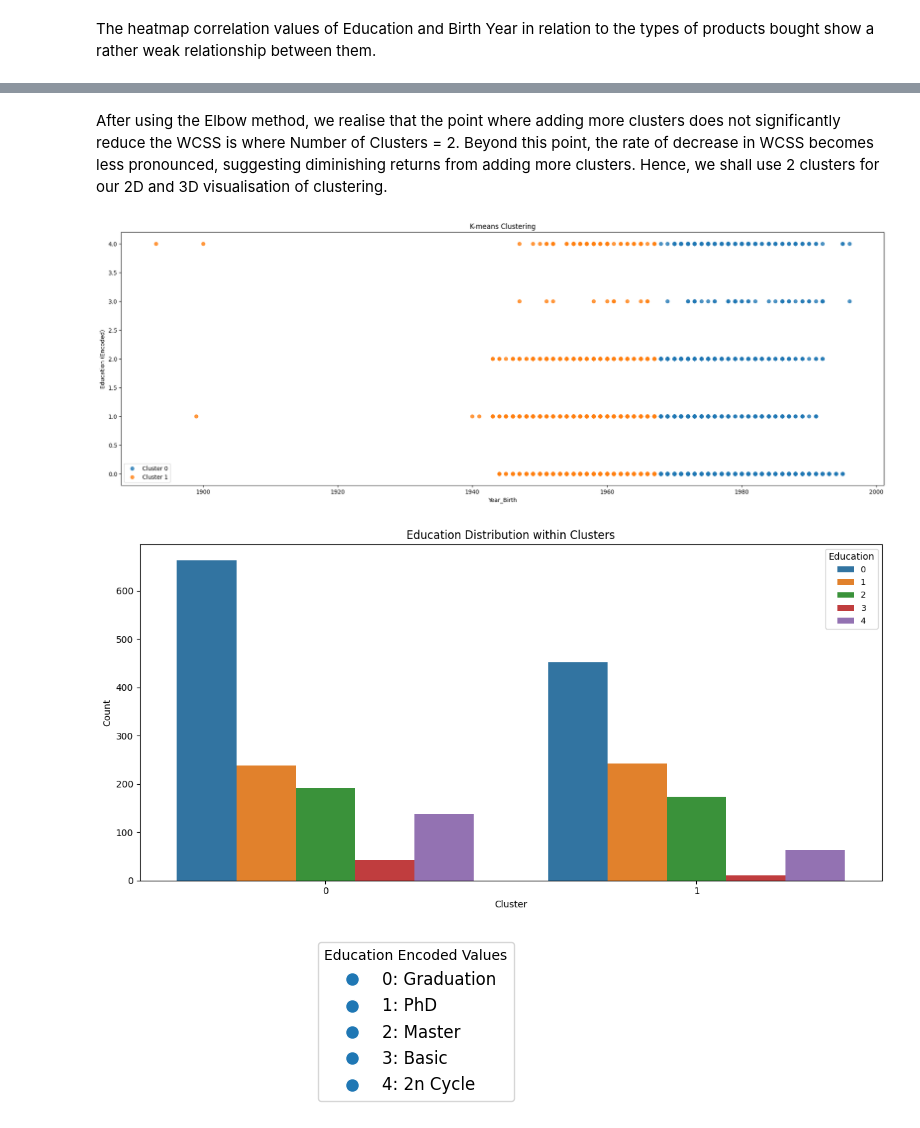
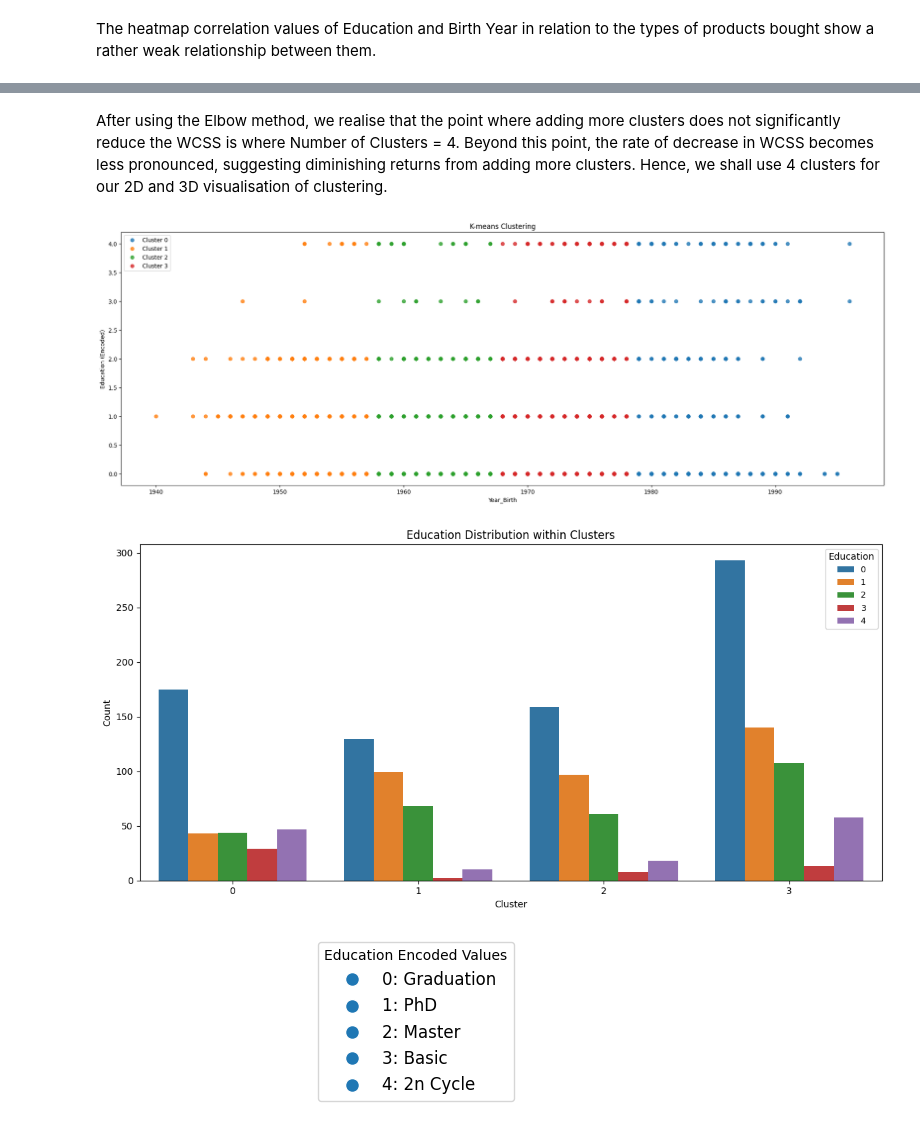
Before and after one commit to dcjh/1015_Mini_Project, a Jupyter notebook: Age_Education_EDA.ipynb, the cells around one changed output, grey strips where cells are left out. Saved outputs shown, nothing was run; the diff lists cells and outputs as text; code cells hidden in the pictures.

```diff
--- a/Age_Education_EDA.ipynb
+++ b/Age_Education_EDA.ipynb
@@ -171,0 +156,16 @@ for var in jointplot:
+# %%
+# remove outliers function
+def removeOut(dataframe):
+    altered = pd.DataFrame()
+    for var in dataframe.select_dtypes(include=['number']):
+        Q1 = dataframe[var].quantile(0.25)
+        Q3 = dataframe[var].quantile(0.75)
+        IQR = Q3 - Q1
+        altered[var] = dataframe[var][((dataframe[var] > (Q1 - 1.5 * IQR)) & (dataframe[var] < (Q3 + 1.5 * IQR)))]
+    altered = altered.dropna()
+    return altered
+# %%
+jointplot_cleaned=jointplot_numeric.copy()
+# %%
+jointplot_cleaned=removeOut(jointplot_cleaned)
+jointplot_cleaned
@@ -217,38 +227,38 @@ plt.show()
 # %% [markdown]
-After using the Elbow method, we realise that the point where adding more clusters does not significantly reduce the WCSS is where Number of Clusters = 2. Beyond this point, the rate of decrease in WCSS becomes less pronounced, suggesting diminishing returns from adding more clusters. Hence, we shall use 2 clusters for our 2D and 3D visualisation of clustering.
+After using the Elbow method, we realise that the point where adding more clusters does not significantly reduce the WCSS is where Number of Clusters = 4. Beyond this point, the rate of decrease in WCSS becomes less pronounced, suggesting diminishing returns from adding more clusters. Hence, we shall use 4 clusters for our 2D and 3D visualisation of clustering.
 # %%
 # Perform K-means clustering
-k = 2
+k = 4
 kmeans = KMeans(n_clusters=k, random_state=42)
-kmeans.fit(jointplot_numeric[['Year_Birth', 'education_encoded']])
+kmeans.fit(jointplot_cleaned[['Year_Birth', 'education_encoded']])
 
 # Assign cluster labels to the DataFrame
-jointplot_numeric['cluster'] = kmeans.labels_
+jointplot_cleaned['cluster'] = kmeans.labels_
 
 # Plot the data with cluster labels
 plt.figure(figsize=(24, 8))
 for label in range(k):
-    idx = jointplot_numeric['cluster'] == label
-    plt.scatter(jointplot_numeric.loc[idx, 'Year_Birth'], jointplot_numeric.loc[idx, 'education_encoded'], label=f'Cluster {label}', alpha=0.8)
+    idx = jointplot_cleaned['cluster'] == label
+    plt.scatter(jointplot_cleaned.loc[idx, 'Year_Birth'], jointplot_cleaned.loc[idx, 'education_encoded'], label=f'Cluster {label}', alpha=0.8)
 plt.xlabel('Year_Birth')
 plt.ylabel('Education (Encoded)')
 plt.title('K-means Clustering')
 plt.legend()
 plt.show()
 # %% [output]
-[figure, old version]
+[figure, new version]
 # %%
 # Create subplots for Education
 plt.figure(figsize=(12, 6))
-sb.countplot(data=jointplot_numeric, x="cluster", hue="education_encoded", palette="tab10")
+sb.countplot(data=jointplot_cleaned, x="cluster", hue="education_encoded", palette="tab10")
 plt.title('Education Distribution within Clusters')
 plt.xlabel('Cluster')
 plt.ylabel('Count')
 plt.legend(title='Education', fontsize=9)
 plt.tight_layout()
 plt.show()
 # %% [output]
-[figure, old version]
+[figure, new version]
 # %%
 # Mapping between encoded values and education types
 education_mapping = {'Graduation': 0, 'PhD': 1, 'Master': 2, 'Basic': 3, '2n Cycle': 4}
```
Also changed, not shown: parts of 13 cells of this notebook, 1 other file.
